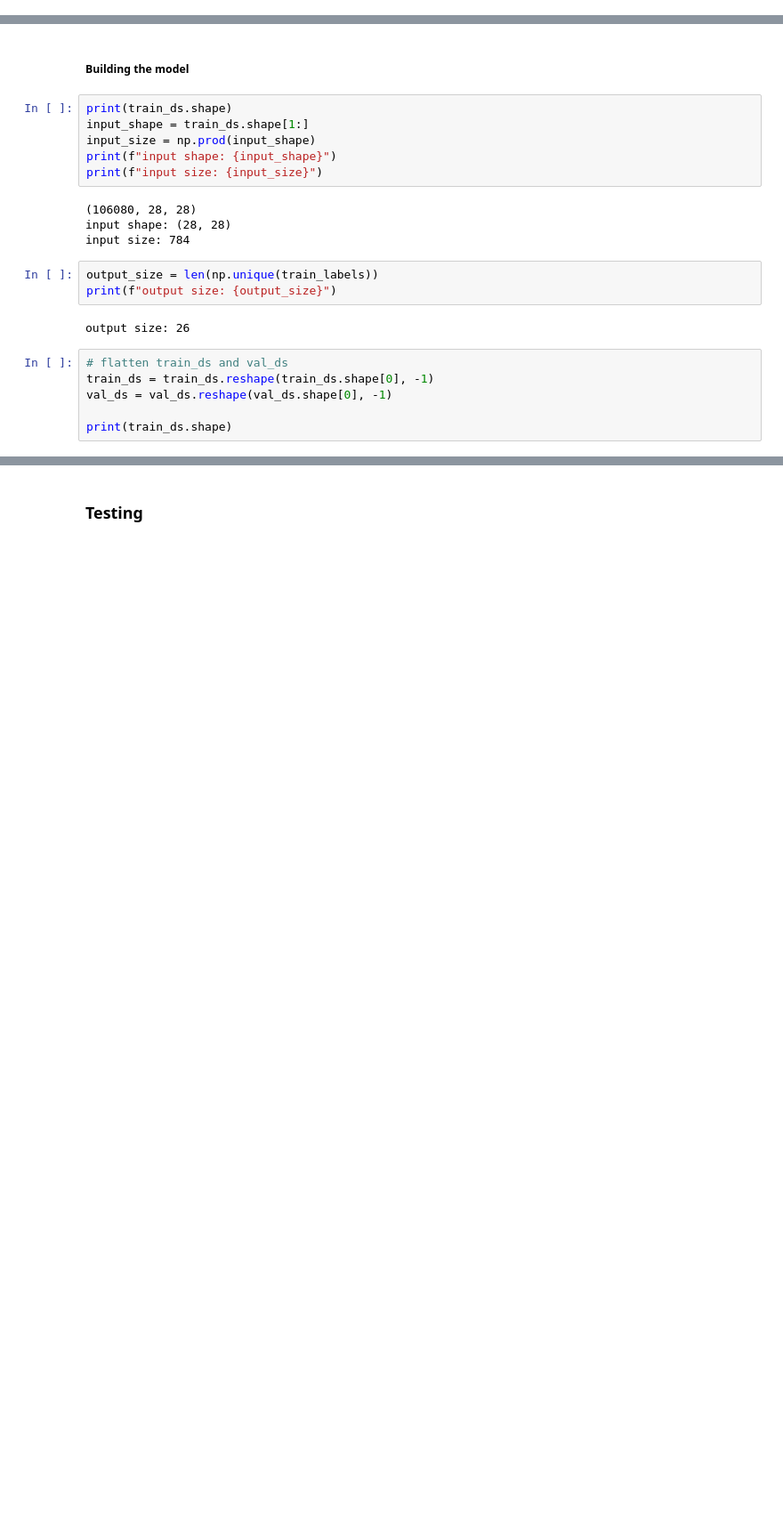
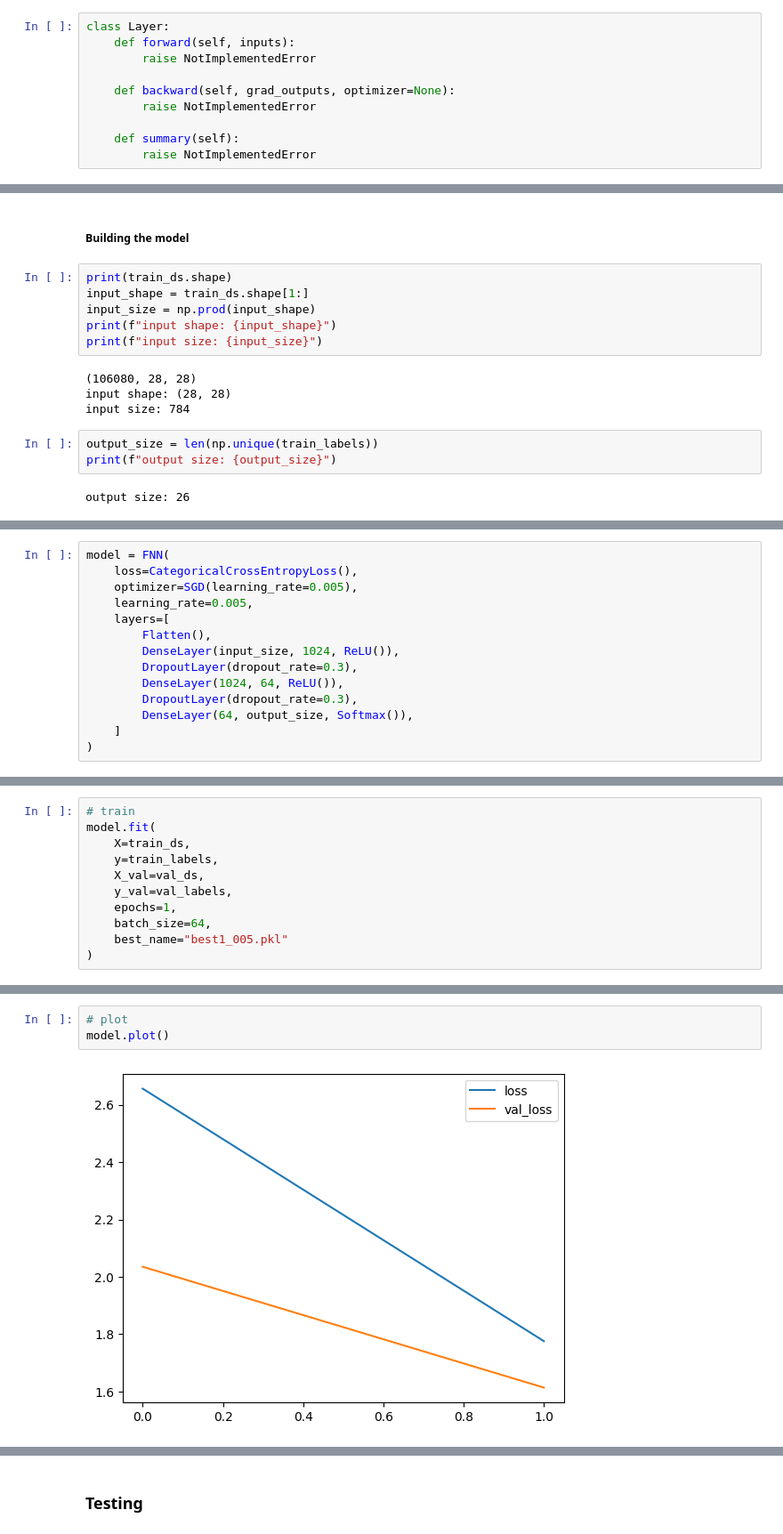
Before and after one commit to hmasum52/CSE472-ML-sessional, a Jupyter notebook: offline3-fnn/fnn.ipynb, the cells around one changed output, grey strips where cells are left out. Shown: that part at 89% size. Cells and saved outputs as stored; diff of their text form; blank space fills up the shorter version.

```diff
--- a/offline3-fnn/fnn.ipynb
+++ b/offline3-fnn/fnn.ipynb
@@ -426,0 +417,10 @@ softmax gradient: [[-0.01418171 -0.01407704  0.02825875]]
+# %%
+class Layer:
+    def forward(self, inputs):
+        raise NotImplementedError
+
+    def backward(self, grad_outputs, optimizer=None):
+        raise NotImplementedError
+
+    def summary(self):
+        raise NotImplementedError
@@ -744,9 +965,3 @@ output_size = len(np.unique(train_labels))
 print(f"output size: {output_size}")
 # %% [output]
 output size: 26
-# %%
-# flatten train_ds and val_ds
-train_ds = train_ds.reshape(train_ds.shape[0], -1)
-val_ds = val_ds.reshape(val_ds.shape[0], -1)
-
-print(train_ds.shape)
@@ -797,0 +968,14 @@ epoch: 3/5, loss: 13.315365886265576, accuracy: 0.17148378582202112
+# %%
+model = FNN(
+    loss=CategoricalCrossEntropyLoss(),
+    optimizer=SGD(learning_rate=0.005),
+    learning_rate=0.005,
+    layers=[
+        Flatten(),
+        DenseLayer(input_size, 1024, ReLU()),
+        DropoutLayer(dropout_rate=0.3),
+        DenseLayer(1024, 64, ReLU()),
+        DropoutLayer(dropout_rate=0.3),
+        DenseLayer(64, output_size, Softmax()),
+    ]
+)
@@ -797,0 +995,11 @@ epoch: 3/5, loss: 13.315365886265576, accuracy: 0.17148378582202112
+# %%
+# train
+model.fit(
+    X=train_ds,
+    y=train_labels,
+    X_val=val_ds,
+    y_val=val_labels,
+    epochs=1,
+    batch_size=64,
+    best_name="best1_005.pkl"
+)
@@ -797,0 +1010,5 @@ epoch: 3/5, loss: 13.315365886265576, accuracy: 0.17148378582202112
+# %%
+# plot
+model.plot()
+# %% [output]
+[figure, added]
```
Also changed, not shown: parts of 37 cells of this notebook.
